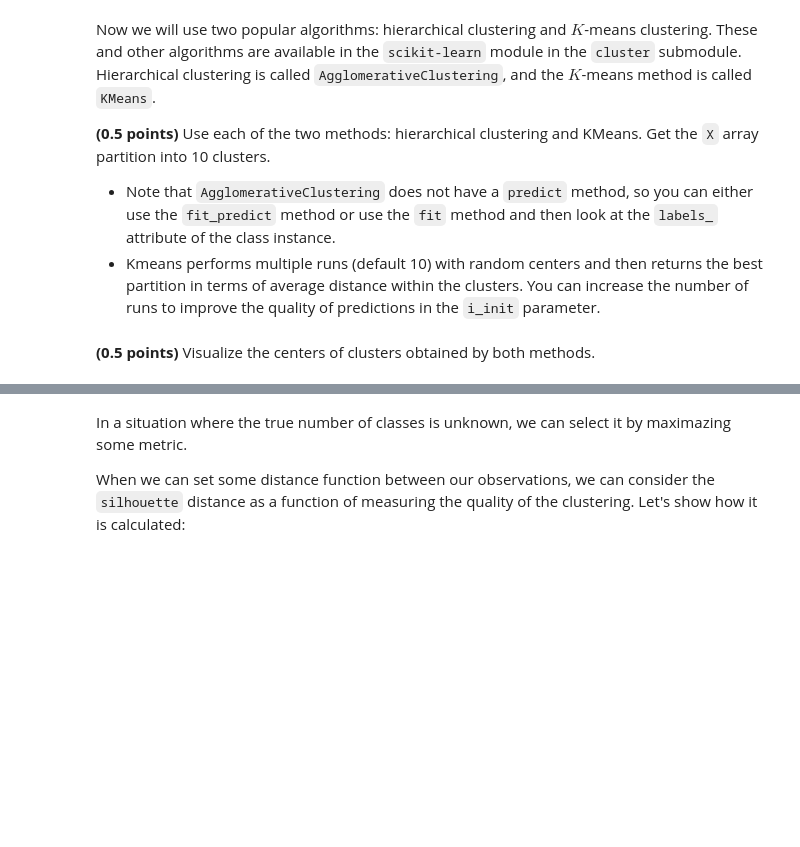
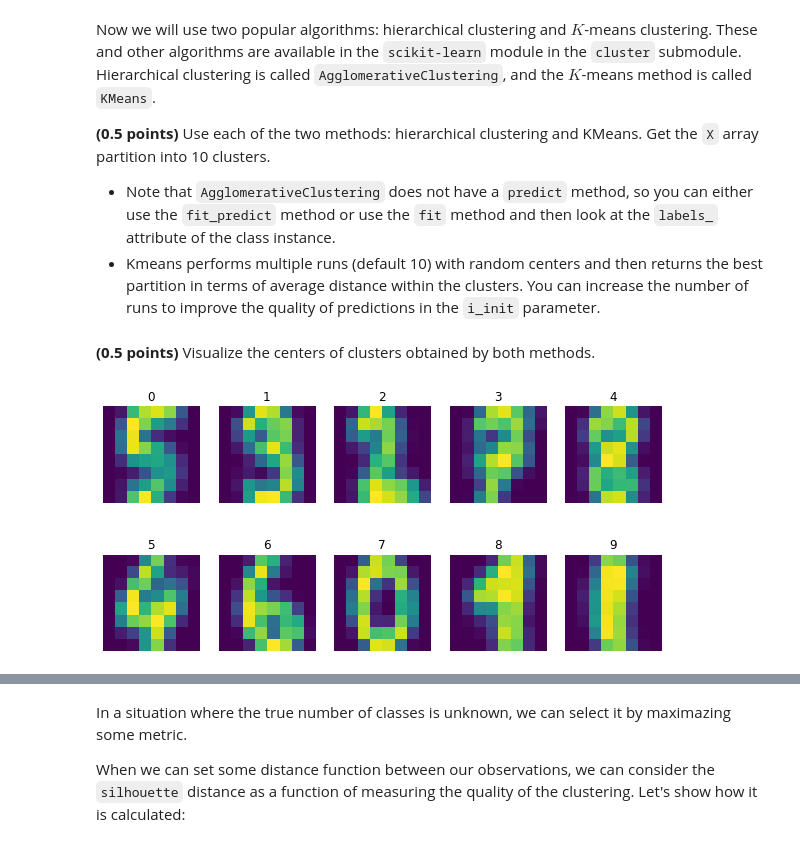
Before and after one commit to Feosen/ml-intro-2022-8, a Jupyter notebook: notebooks/clustering.ipynb, the cells around one changed output, grey strips where cells are left out. Saved outputs shown, nothing was run; the diff lists cells and outputs as text; code cells hidden in the pictures; blank space fills up the shorter version.

```diff
--- a/notebooks/clustering.ipynb
+++ b/notebooks/clustering.ipynb
@@ -158,2 +165,13 @@ for i, ax in enumerate(axes.flatten()):
 # %% [markdown]
 **(0.5 points)** Experiment with `max_iter` and `n_init` parameters. Look at the range of values of the objective function, it's best values, at what parameters and how often they are achieved.
+# %%
+n_init_space = np.linspace(10, 20, 11, dtype=np.int16)
+max_iter_space = np.linspace(10, 300, 30, dtype=np.int16)
+obj_fn = np.zeros((n_init_space.size, max_iter_space.size))
+speed = np.zeros(obj_fn.shape)
+for i, n_init in enumerate(n_init_space):
+    for j, max_iter in enumerate(max_iter_space):
+        c = CustomKMeans(n_clusters=10, n_init=n_init, max_iter=max_iter)
+        c.fit(X)
+        obj_fn[i, j] = c.best_objective_
+        speed[i, j] = c.max_iter_
@@ -170,5 +225,20 @@ kmeans_labels = ...
+# %%
+from sklearn.cluster import AgglomerativeClustering, KMeans
+
+ac = AgglomerativeClustering(n_clusters=10)
+ac.fit(X)
+hierarchical_labels = ac.labels_
+
+km = KMeans(n_clusters=10, n_init=30, random_state=42)
+km.fit(X)
+kmeans_labels = km.labels_
 # %%
 assert hierarchical_labels.shape == (1797,)
 assert kmeans_labels.shape == (1797,)
 # %% [markdown]
 **(0.5 points)** Visualize the centers of clusters obtained by both methods.
+# %%
+ac_centers = calc_centers(X, hierarchical_labels, 10)
+show_clusters(ac_centers, range(10))
+# %% [output]
+[figure, added]
```
Also changed, not shown: parts of 13 cells of this notebook.
